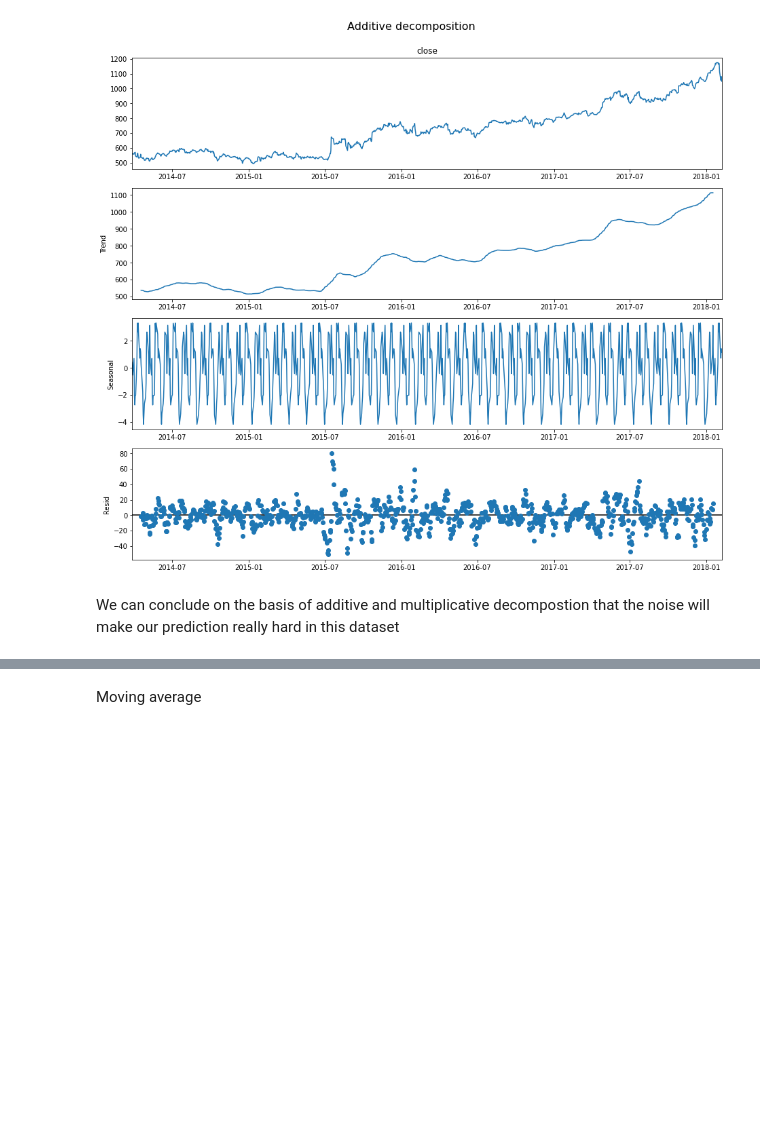
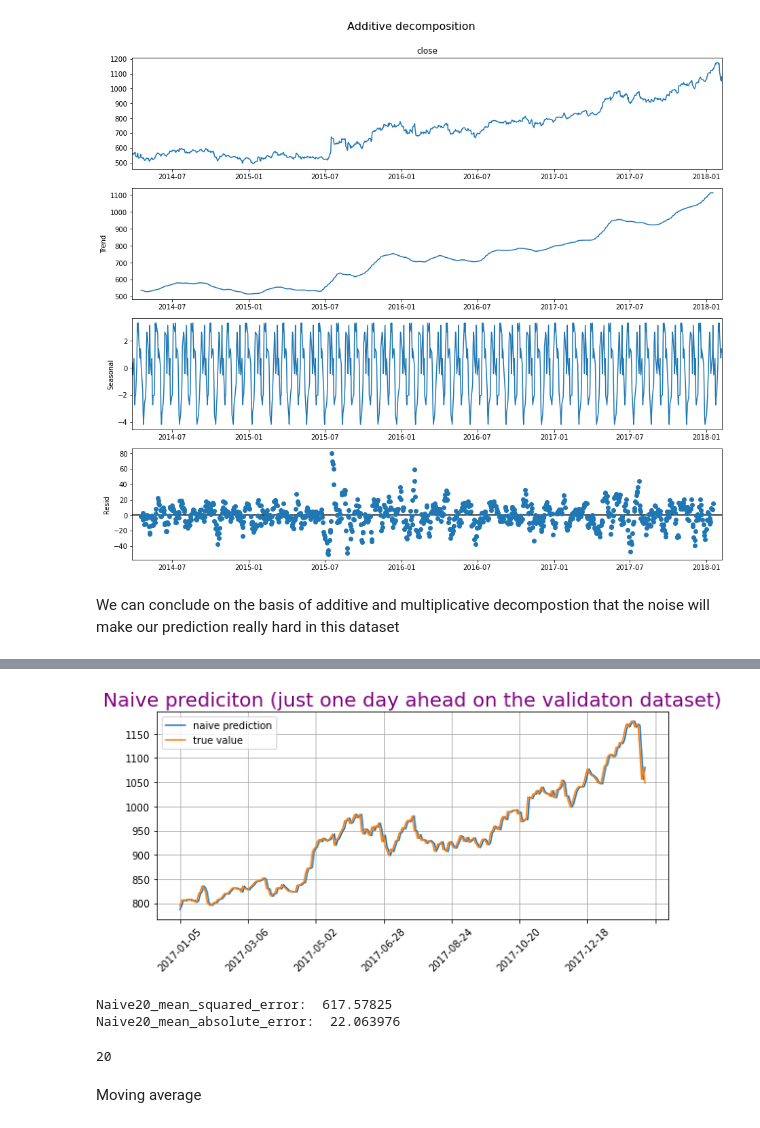
Before and after one commit to vbanai/Time-series-analysis, a Jupyter notebook: StockExchange.ipynb, the cells around one changed output, grey strips where cells are left out. Saved outputs shown, nothing was run; the diff lists cells and outputs as text; code cells hidden in the pictures; blank space fills up the shorter version.

```diff
--- a/StockExchange.ipynb
+++ b/StockExchange.ipynb
@@ -479,4 +469,56 @@ mean_squared_error:  112.52506
 mean_absolute_error:  7.1559253
+# %%
+fig, ax = plt.subplots(figsize=(8,4))
+ax.plot(time_valid, naive_forecast)
+ax.plot(time_valid, x_valid)
+loc = plticker.MultipleLocator(base=40.0) # this locator puts ticks at regular intervals
+ax.xaxis.set_major_locator(loc)
+ax.xaxis.set_tick_params(rotation=45)
+plt.tight_layout()
+plt.title('Naive prediciton (just one day ahead on the validaton dataset)', fontsize=20, color='purple')
+plt.legend(['naive prediction', 'true value'])
+ax.grid()
+plt.show()
+# %% [output]
+[figure, added]
+# %%
+#prediction 20 days ahead
+
+rolling_prediction=[]
+prediction_range=20
+naive_forecast = close[split_time-1]
+rolling_prediction.append(naive_forecast)
+for i in range(prediction_range):
+  naive_forecast_i = rolling_prediction[i]
+  rolling_prediction.append(naive_forecast_i)
+
+
+print("Naive20_mean_squared_error: ",keras.metrics.mean_squared_error(x_valid[:20], naive_forecast).numpy())
+print("Naive20_mean_absolute_error: ", keras.metrics.mean_absolute_error(x_valid[:20], naive_forecast).numpy())
+# %% [output]
+Naive20_mean_squared_error:  617.57825
+Naive20_mean_absolute_error:  22.063976
+# %%
+lower=pd.Series(predictions[2][:,0], index=test.index)
+upper=pd.Series(predictions[2][:,1], index=test.index)
+forecast=pd.Series(predictions[0], index=test.index)
+
+
+#lower_conversiontolist=lower.to_numpy('str').tolist()
+#upper_conversiontolist=upper.to_numpy('str').tolist()
+
+#a=[float(i) for x in lower_conversiontolist for i in x]
+#b=[float(i) for x in upper_conversiontolist for i in x]
+
+plt.figure(figsize=(12,5), dpi=100)
+plt.plot(train, label='train')
+plt.plot(test, label='test')
+plt.plot(forecast, label='forecast')
+plt.fill_between(lower.index, y1=lower, y2=upper,
+                 color='k', alpha=.15)
+plt.legend(loc='upper left', fontsize=8)
+# %% [output]
+20
 # %% [markdown]
 Moving average
 # %%
```
Also changed, not shown: parts of 7 cells of this notebook.
